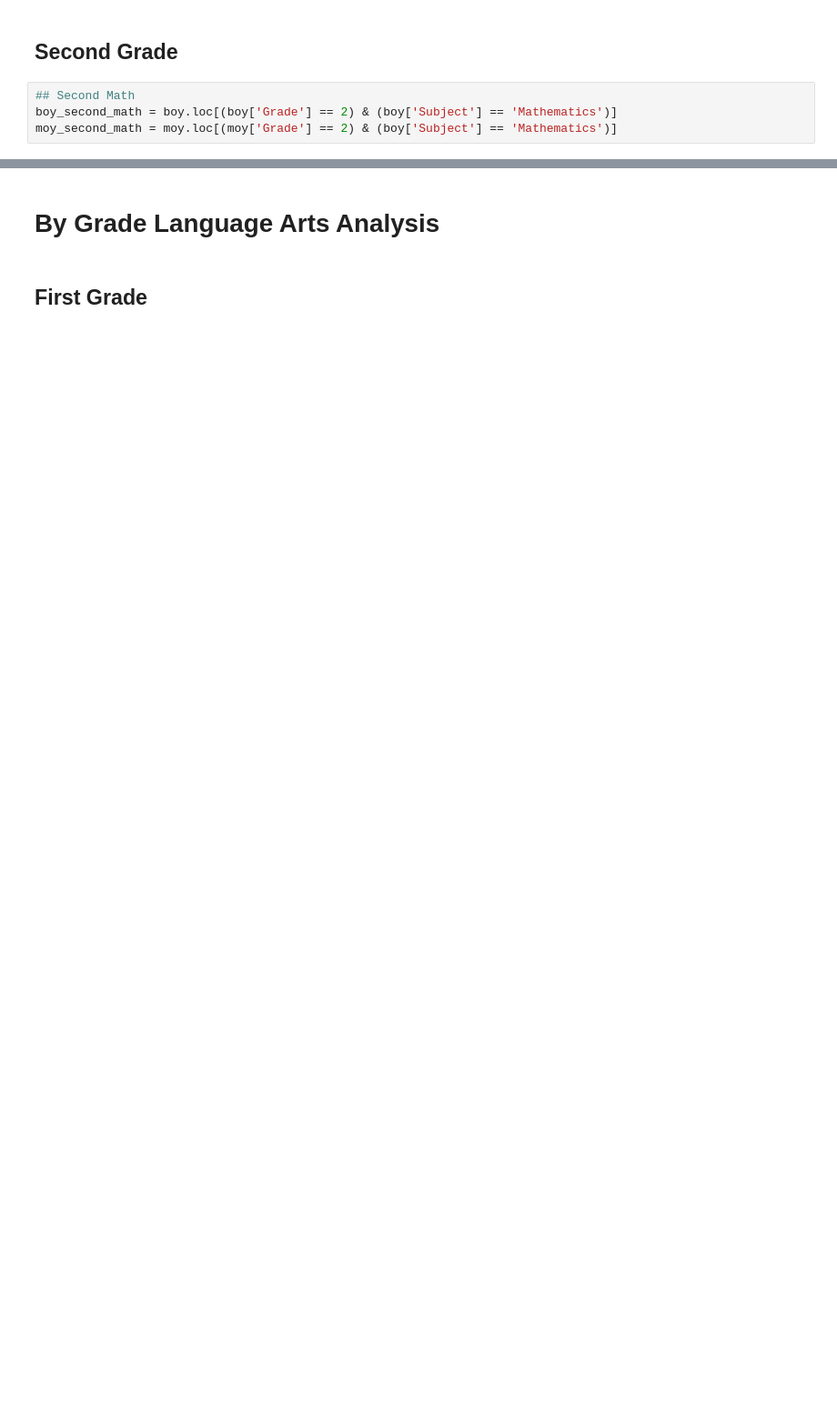
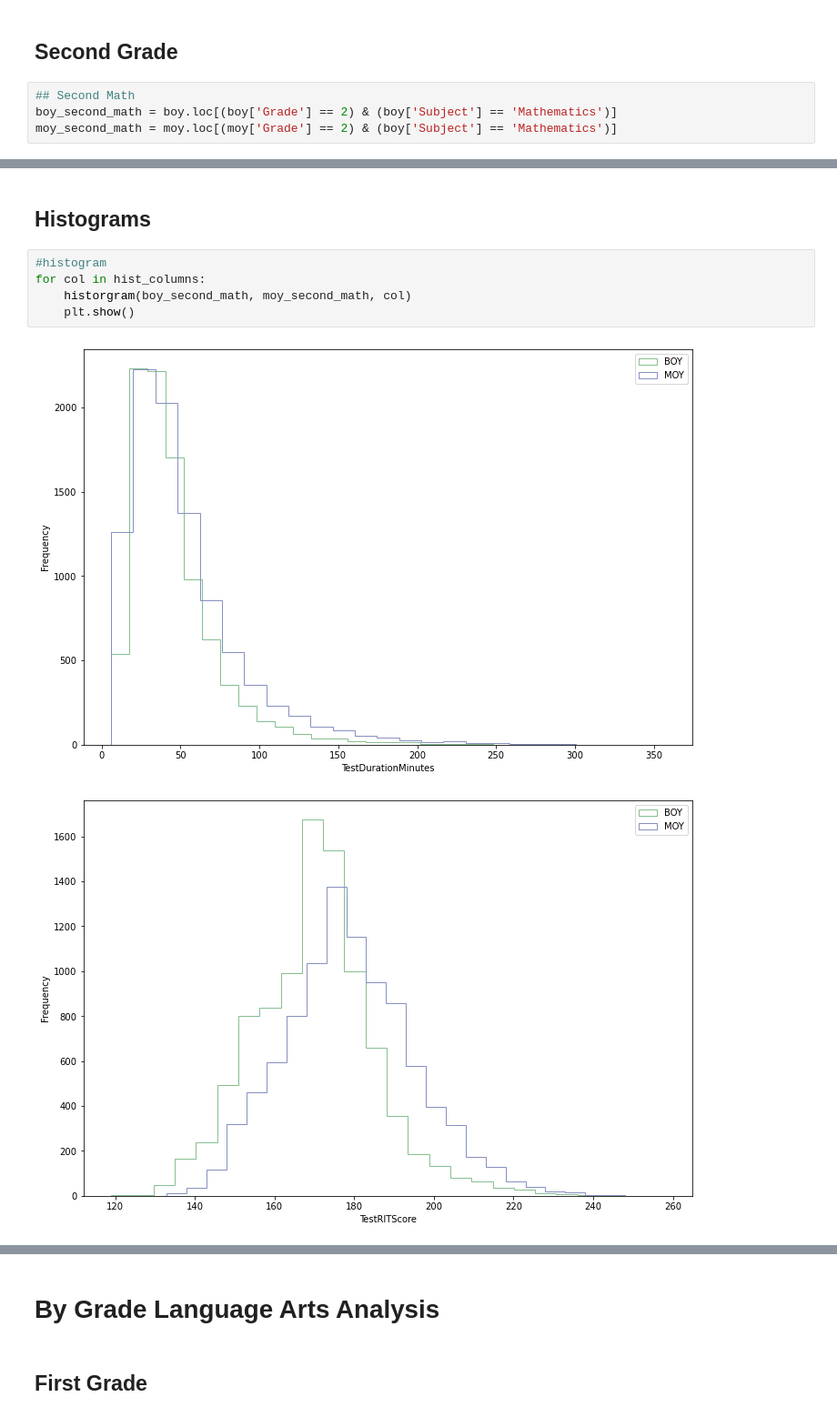
Before and after one commit to kristen770/MAP-Data-Analysis, a Jupyter notebook: MAP Score Analysis.ipynb, the cells around one changed output, grey strips where cells are left out. Shown at 91% size. Drawn from its saved outputs; the diff is of its cells as text; blank space fills up the shorter version.

```diff
--- a/MAP Score Analysis.ipynb
+++ b/MAP Score Analysis.ipynb
@@ -505,0 +731,10 @@ moy_second_math = moy.loc[(moy['Grade'] == 2) & (boy['Subject'] == 'Mathematics'
+# %% [markdown]
+## Histograms
+# %%
+#histogram
+for col in hist_columns:
+    historgram(boy_second_math, moy_second_math, col)
+    plt.show()
+# %% [output]
+[figure, added]
+[figure, added]
```
Also changed, not shown: parts of 42 cells of this notebook.
